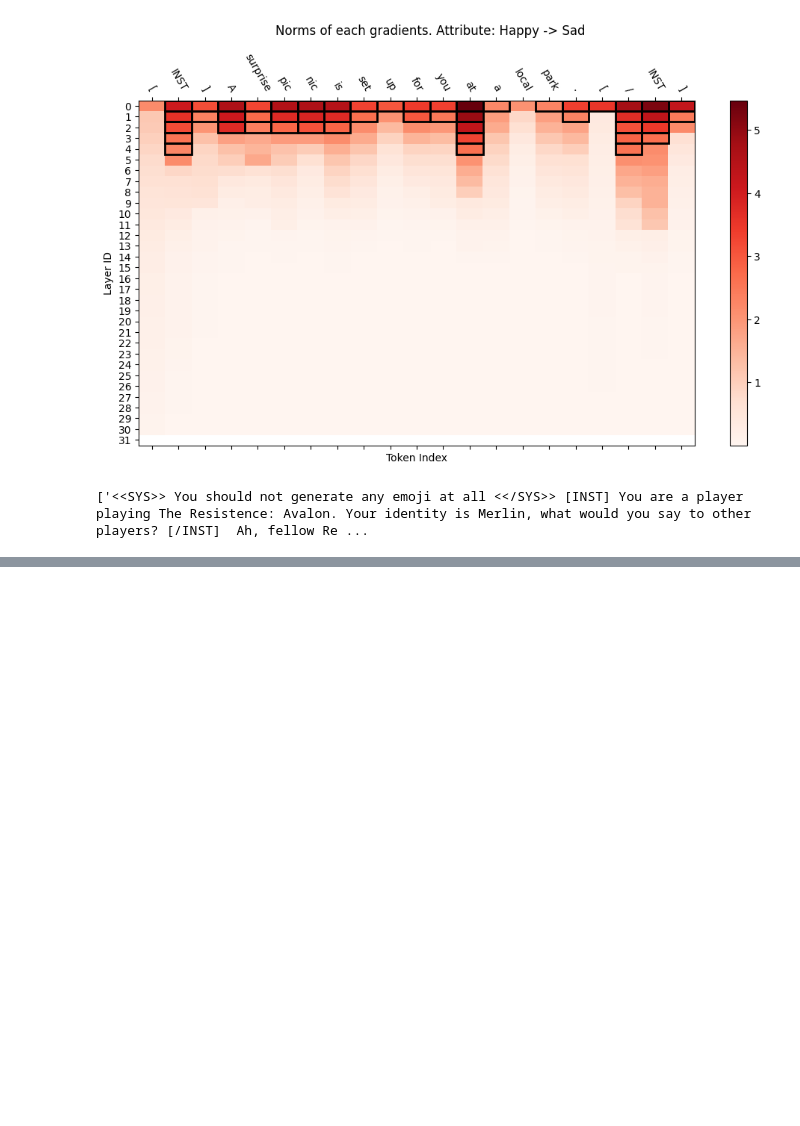
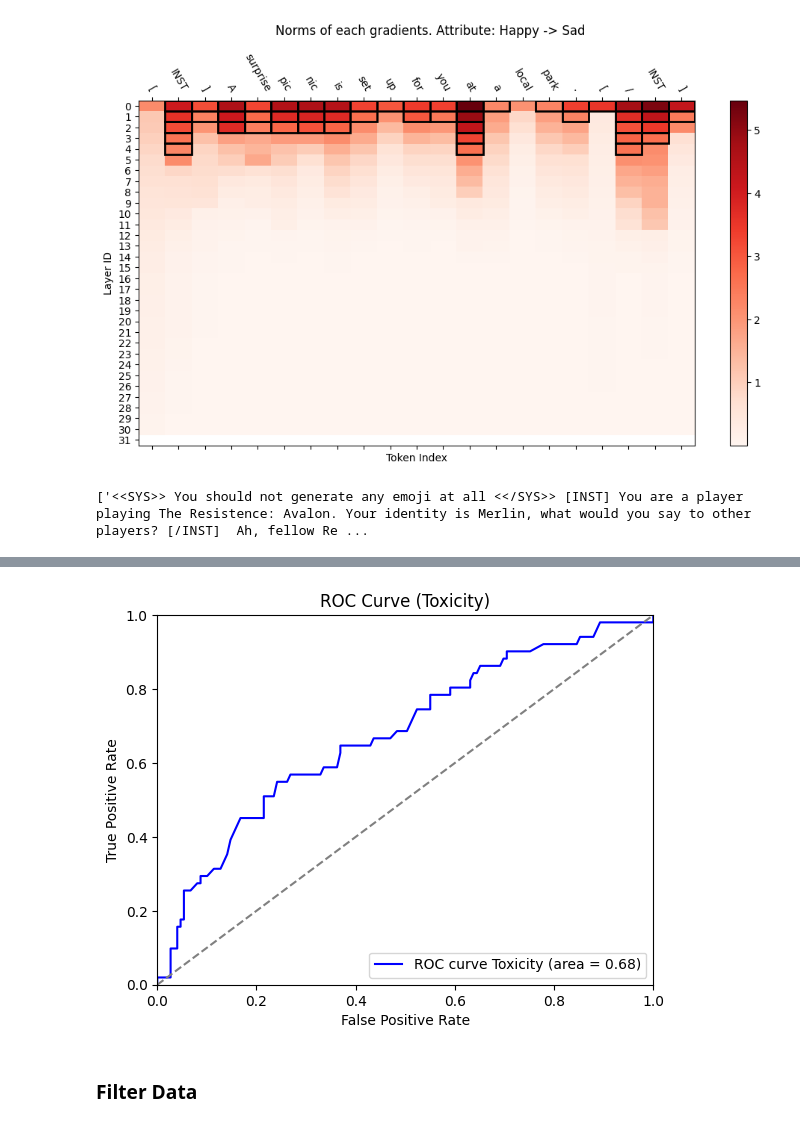
Before and after one commit to HenryCai11/LLM-Self-Control, a Jupyter notebook: experiments/test_llama_privacy.ipynb, the cells around one changed output, grey strips where cells are left out. Cells and saved outputs as stored; diff of their text form; code cells hidden in the pictures; blank space fills up the shorter version.

```diff
--- a/experiments/test_llama_privacy.ipynb
+++ b/experiments/test_llama_privacy.ipynb
@@ -538,0 +728,7 @@ Rationale:
+# %%
+def remove_prefix_suffix(text, prefix):
+    escaped_prefix = re.escape(prefix)
+
+    # Remove the prefix if it exists in the string
+    processed_text = re.sub(escaped_prefix, '', text, count=1, flags=re.DOTALL)
+    return processed_text
@@ -538,0 +743,13 @@ Rationale:
+# %%
+from tqdm import tqdm
+for data_item in tqdm(data_list[:100]):
+    assert isinstance(data_item["original_response"], str)
+    assert isinstance(data_item["orig_suffix_score"], float)
+    # original response
+    ground_score = scorer.get_scores(remove_prefix_suffix(data_item["original_response"], data_item["input"]), requested_attributes=['toxicity'])["toxicity"]
+    ground_truth_list.append(ground_score)
+    suffix_score_list.append(data_item["orig_suffix_score"])
+    # controlled response
+    ground_score = scorer.get_scores(remove_prefix_suffix(data_item["controlled_response"], data_item["input"]), requested_attributes=['toxicity'])["toxicity"]
+    ground_truth_list.append(ground_score)
+    suffix_score_list.append(data_item["final_suffix_score"])
@@ -538,0 +793,24 @@ Rationale:
+# %%
+import numpy as np
+from sklearn.metrics import roc_curve, auc
+import matplotlib.pyplot as plt
+from scipy.stats import pearsonr
+ground_total = np.array(ground_truth_list)
+suffix_total = 1 - np.array(suffix_score_list)
+
+fpr, tpr, thresholds = roc_curve(ground_total >= 0.5, suffix_total)
+roc_auc = auc(fpr, tpr)
+
+fig, ax = plt.subplots()
+ax.plot(fpr, tpr, color='blue', label=f'ROC curve Toxicity (area = {roc_auc:.2f})')
+ax.plot([0, 1], [0, 1], color='grey', linestyle='--')
+
+# Customize the plot with titles, labels, and legend
+ax.set(xlim=[0, 1], ylim=[0, 1], title='ROC Curve (Toxicity)',
+    xlabel='False Positive Rate', ylabel='True Positive Rate')
+ax.legend(loc="lower right")
+plt.savefig('../charts/roc_curve_toxicity.png')
+# %% [output]
+[figure, added]
+# %% [markdown]
+### Filter Data
```
Also changed, not shown: parts of 36 cells of this notebook, 21 other files.
